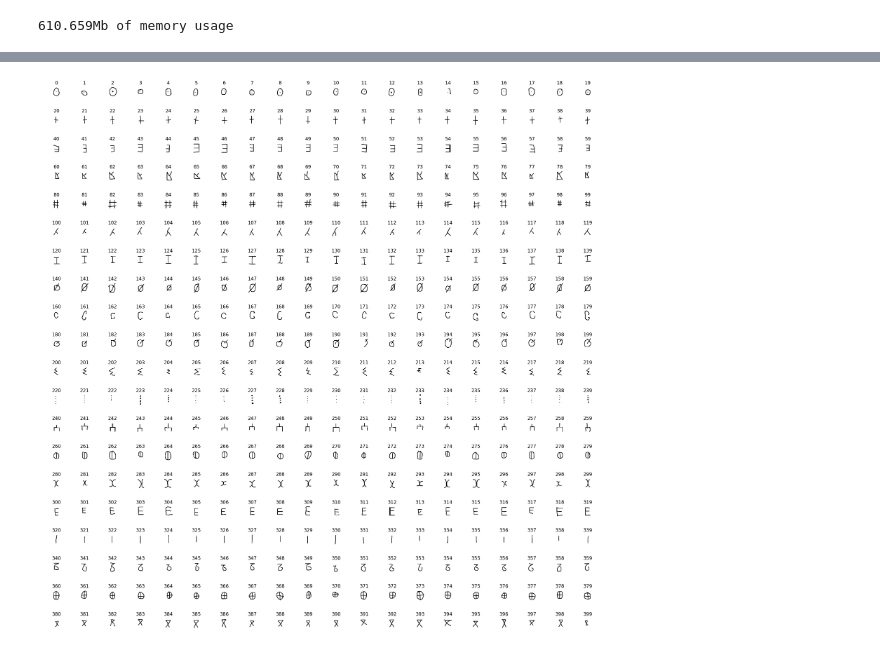
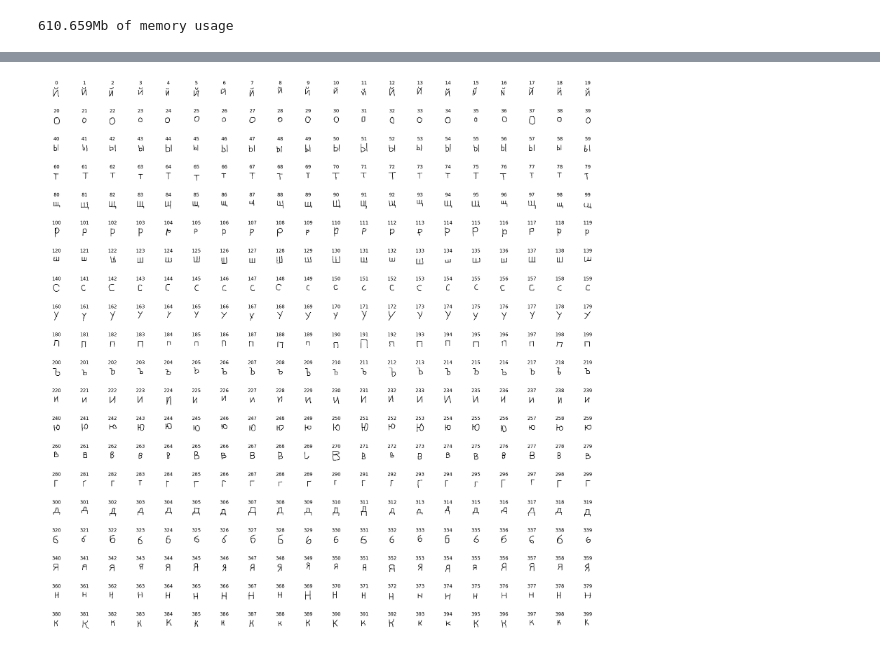
Before and after one commit to Monketo/FewShotLearning, a Jupyter notebook: Dataset_explorer.ipynb, the cells around one changed output, grey strips where cells are left out. Cells and saved outputs as stored; diff of their text form; code cells hidden in the pictures.

```diff
--- a/Dataset_explorer.ipynb
+++ b/Dataset_explorer.ipynb
@@ -119,4 +124,4 @@ alphabet_overview(all_alphabets["Tifinagh"],figsize=(12,12))
 # %%
-plot_figures(all_alphabets["Tifinagh"][:400],nrows=20,ncols=20,figsize=(20,20))
+plot_figures(all_alphabets["Cyrillic"][:400],nrows=20,ncols=20,figsize=(20,20))
 # %% [output]
-[figure, old version]
+[figure, new version]
```
Also changed, not shown: parts of 3 cells of this notebook.
